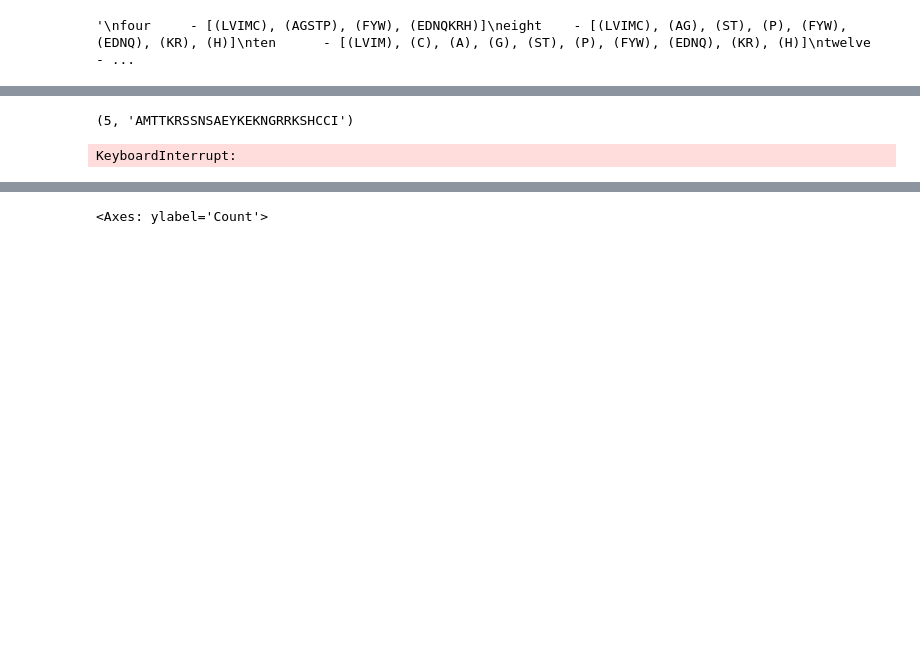
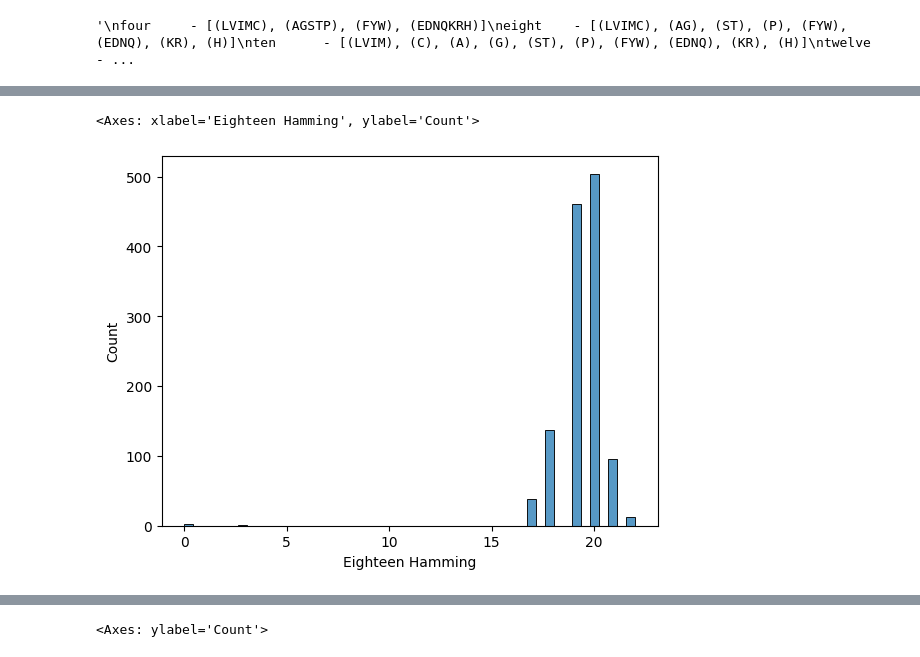
Before and after one commit to kinseylong/CAM5, a Jupyter notebook: playground.ipynb, the cells around one changed output, grey strips where cells are left out. Drawn from its saved outputs; the diff is of its cells as text; code cells hidden in the pictures; blank space fills up the shorter version.

Commit message:
cam only prots

```diff
--- a/playground.ipynb
+++ b/playground.ipynb
@@ -124,0 +126,7 @@ IDRs[["Four", "Eight", "Ten", "Twelve", "Fifteen", "Eighteen"]] = IDRs["Sequence
+# %%
+#apply on calmodulin sequences
+calmodulin_proteins = pd.read_csv("data/TAIR10/CalmodulinProteinsUniprot.tsv", sep="\t")
+calmodulin_proteins = calmodulin_proteins[["Entry Name", "Protein names", "Gene Names (ordered locus)", "Sequence"]]
+calmodulin_proteins["Four"], calmodulin_proteins["Eight"], calmodulin_proteins["Ten"], calmodulin_proteins["Twelve"], calmodulin_proteins["Fifteen"], calmodulin_proteins["Eighteen"] = zip(*calmodulin_proteins["Sequence"].apply(reduce_alphabet))
+
+calmodulin_proteins.head()
@@ -131,34 +143,0 @@ import textdistance
-# %%
-import numpy as np
-import Levenshtein
-
-def sliding_window_levenshtein(str1, str2, window_size=None, step=2):
-    if window_size is None:
-        window_size = min(len(str1), len(str2))
-
-    if len(str1) <= len(str2):
-        target = str2
-        query = str1
-    else:
-        target = str1
-        query = str2
-
-    distances = []
-    for i in range(0, len(target) - window_size + 1, step):
-        window = target[i:i + window_size]
-        dist = Levenshtein.distance(query, window)
-        distances.append((dist, window))
-
-    return sorted(distances)[0]
-
-# Example usage
-query = "MAKRRGKRAMTTKRSSNSAEYKEKNGRRKSHCCIL"
-results = sliding_window_levenshtein(query, CAM5_IDR)
-
-results
-# %% [output]
-(5, 'AMTTKRSSNSAEYKEKNGRRKSHCCI')
-# %%
-IDRs["Levenshtein"] = IDRs["Sequence"].apply(lambda x: min_levenshtein_distance(CAM5_IDR, x))
-# %% [output]
-KeyboardInterrupt:
@@ -174,0 +146,24 @@ IDRs.to_csv("data/IDR_hamming_distances_CAM5.csv", index = False)
+# %%
+def sliding_window_hamming(str1, str2, window_size=None, step=2):
+    if window_size is None:
+        window_size = min(len(str1), len(str2))
+    if len(str1) <= len(str2):
+        target = str2
+        query = str1
+    else:
+        target = str1
+        query = str2
+    distances = []
+    for i in range(0, len(target) - window_size + 1, step):
+        window = target[i:i + window_size]
+        dist = textdistance.hamming(query, window)
+        distances.append((dist, window))
+    return sorted(distances)[0][0]  # Return only the minimum distance
+# %%
+#eighteen
+calmodulin_proteins["Eighteen Hamming"] = calmodulin_proteins["Eighteen"].apply(lambda x: sliding_window_hamming(CAM5_reduced_seq_eighteen, x, step=1))
+# %%
+sns.histplot(calmodulin_proteins["Eighteen Hamming"], bins=50)
+# %% [output]
+<Axes: xlabel='Eighteen Hamming', ylabel='Count'>
+[figure, added]
```
Also changed, not shown: parts of 12 cells of this notebook, 1 other file.
